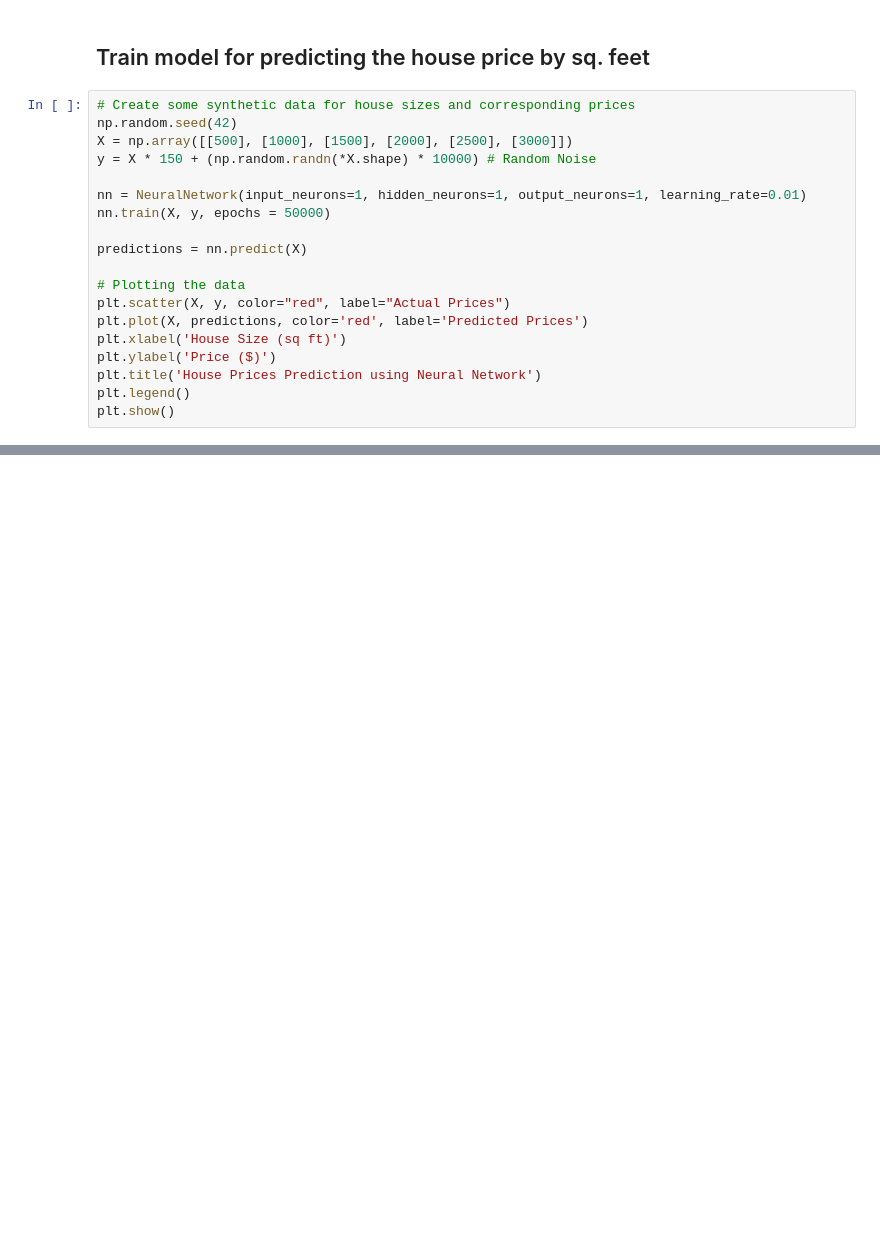
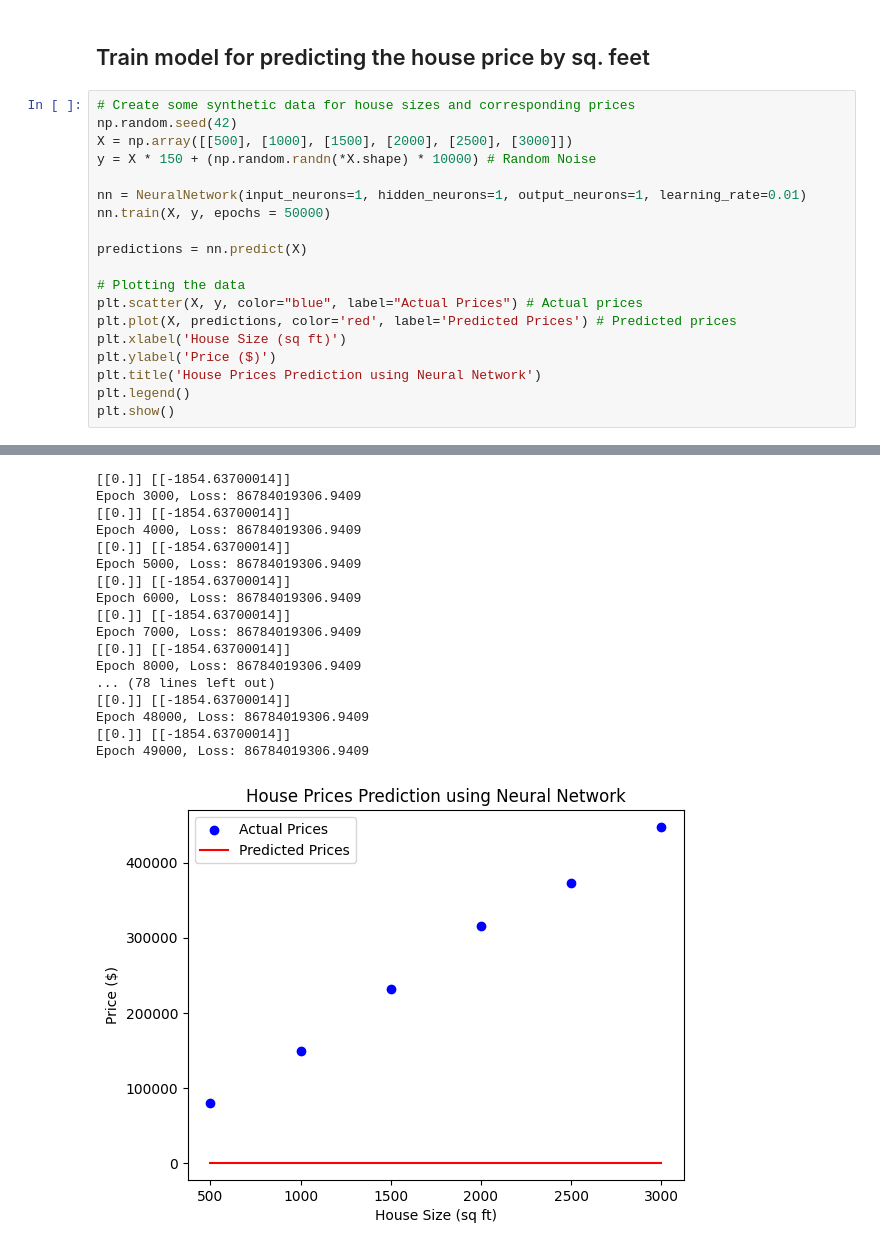
Before and after one commit to Greshanris/python-programming, a Jupyter notebook: week6_deep_learning.ipynb, the cells around one changed output, grey strips where cells are left out. Saved outputs shown, nothing was run; the diff lists cells and outputs as text; blank space fills up the shorter version.

```diff
--- a/week6_deep_learning.ipynb
+++ b/week6_deep_learning.ipynb
@@ -71,8 +117,8 @@ nn.train(X, y, epochs = 50000)
 predictions = nn.predict(X)
 
 # Plotting the data
-plt.scatter(X, y, color="red", label="Actual Prices")
-plt.plot(X, predictions, color='red', label='Predicted Prices')
+plt.scatter(X, y, color="blue", label="Actual Prices") # Actual prices
+plt.plot(X, predictions, color='red', label='Predicted Prices') # Predicted prices
 plt.xlabel('House Size (sq ft)')
 plt.ylabel('Price ($)')
 plt.title('House Prices Prediction using Neural Network')
@@ -82,0 +134,18 @@ TypeError: NeuralNetwork.__init__() got an unexpected keyword argument 'output_n
+[[0.]] [[-1854.63700014]]
+Epoch 3000, Loss: 86784019306.9409
+[[0.]] [[-1854.63700014]]
+Epoch 4000, Loss: 86784019306.9409
+[[0.]] [[-1854.63700014]]
+Epoch 5000, Loss: 86784019306.9409
+[[0.]] [[-1854.63700014]]
+Epoch 6000, Loss: 86784019306.9409
+[[0.]] [[-1854.63700014]]
+Epoch 7000, Loss: 86784019306.9409
+[[0.]] [[-1854.63700014]]
+Epoch 8000, Loss: 86784019306.9409
+... (78 lines left out)
+[[0.]] [[-1854.63700014]]
+Epoch 48000, Loss: 86784019306.9409
+[[0.]] [[-1854.63700014]]
+Epoch 49000, Loss: 86784019306.9409
+[figure, added]
```
Also changed, not shown: parts of 8 cells of this notebook, 8 other files.
